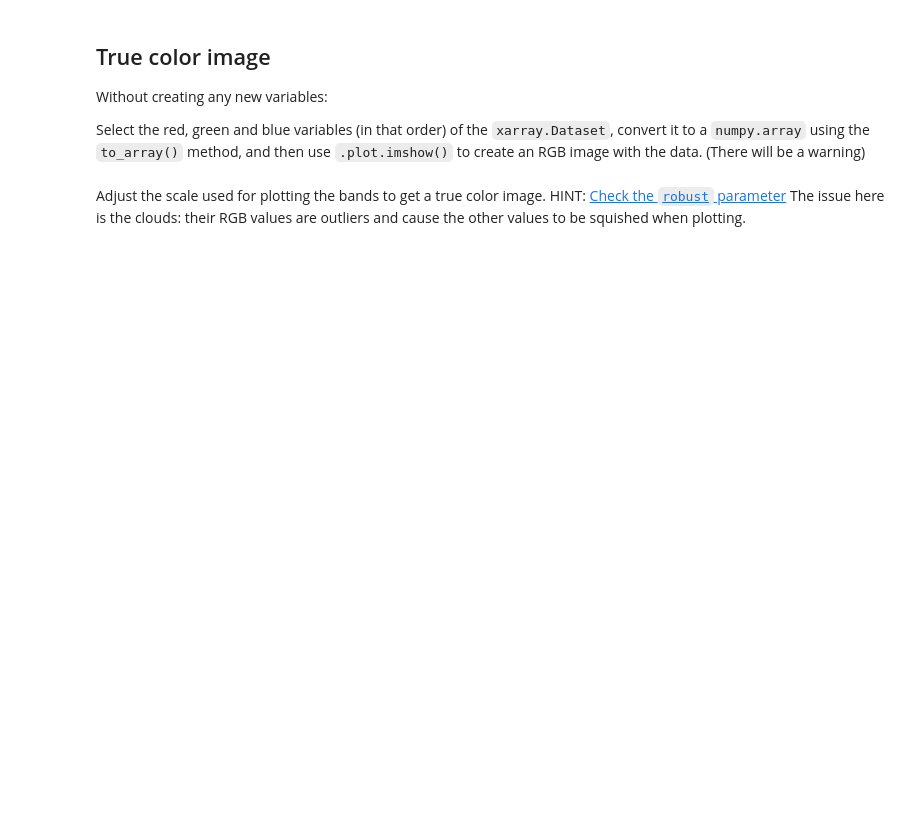
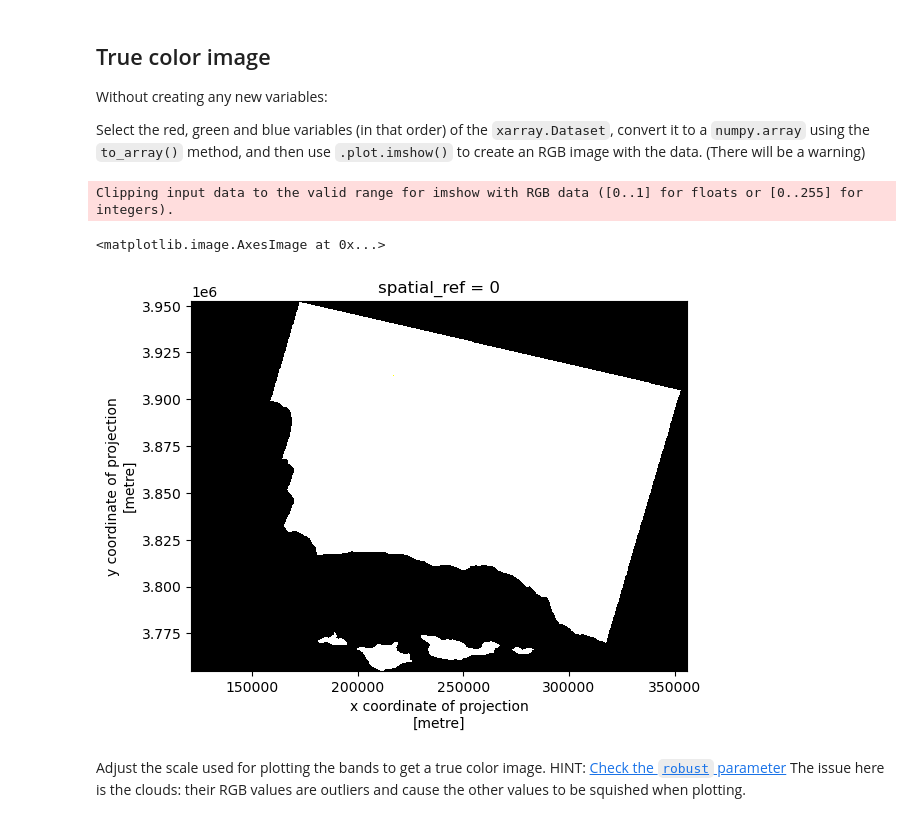
Before and after one commit to mariamkg00/eds-220-hwk-4, a Jupyter notebook: hwk4-task2-false-color.ipynb, the cells around one changed output. Drawn from its saved outputs; the diff is of its cells as text; code cells hidden in the pictures; blank space fills up the shorter version.

Commit message:
making changes to color in map

```diff
--- a/hwk4-task2-false-color.ipynb
+++ b/hwk4-task2-false-color.ipynb
@@ -127,7 +119,9 @@ crs: epsg:3857
 If there are any updates needed to the data to plot the true and false color images, perform them in the next cells (you may add as many as you need).
 Comment appropriately.
 # %%
-# converting the xr.DataSet to a DataArray
+# dropping band and using squeeze
+landsat_sb = landsat_sb.squeeze()
 
-landsat_sb = xr.Dataset.to_array(landsat_sb)
+# dropping band dimension
+landsat_sb = landsat_sb.drop('band')
 # %%
@@ -157,7 +151,16 @@ Without creating any new variables:
 
 Select the red, green and blue variables (in that order) of the `xarray.Dataset`, convert it to a `numpy.array` using the `to_array()` method, and then use `.plot.imshow()` to create an RGB image with the data. (There will be a warning)
 # %%
-# your code here
+# selecting red, green, and blue variables
+
+# selecting variables whose band colors are red, green, and blue,
+# converting to a numpy array and plotting it to make an image
+
+landsat_sb[['red','green','blue']].to_array().plot.imshow()
+# %% [output]
+Clipping input data to the valid range for imshow with RGB data ([0..1] for floats or [0..255] for integers).
+<matplotlib.image.AxesImage at 0x...>
+[figure, added]
 # %% [markdown]
 Adjust the scale used for plotting the bands to get a true color image.
 HINT: [Check the `robust` parameter](https://matplotlib.org/stable/api/_as_gen/matplotlib.pyplot.imshow.html)
```
Also changed, not shown: parts of 10 cells of this notebook.
